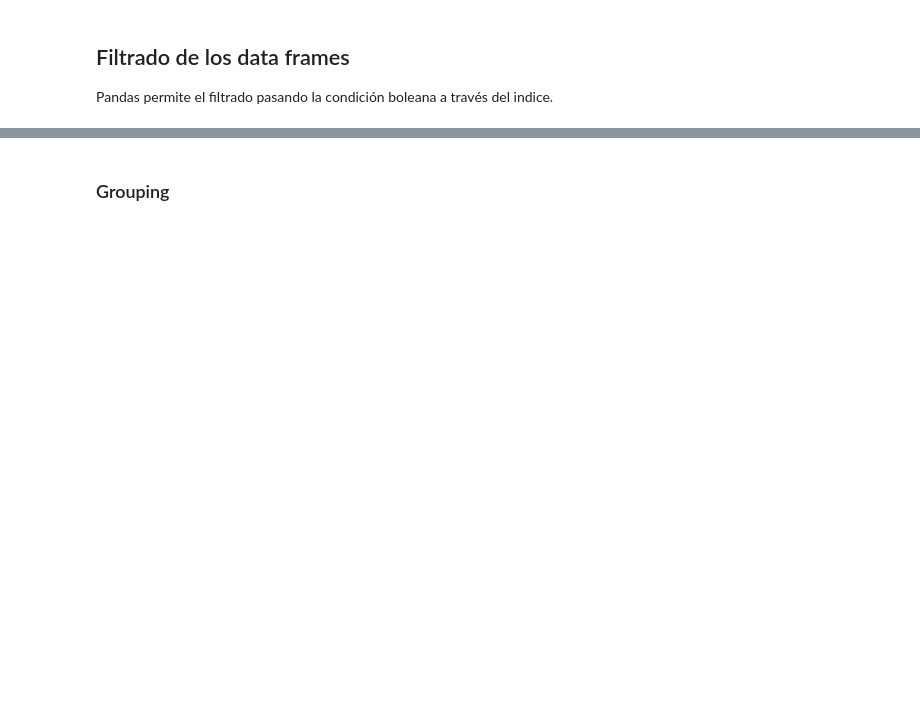
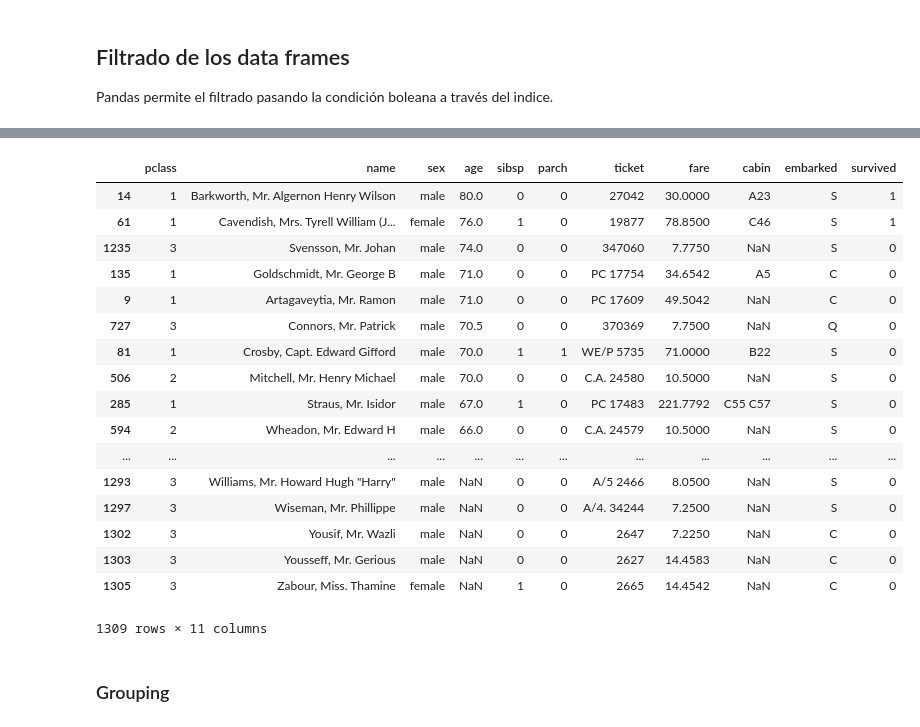
Before and after one commit to pabloformoso/MeetupCorunaAI, a Jupyter notebook: 0.Intro/03.Pandas.ipynb, the cells around one changed output, grey strips where cells are left out. Cells and saved outputs as stored; diff of their text form; code cells hidden in the pictures; blank space fills up the shorter version.

```diff
--- a/0.Intro/03.Pandas.ipynb
+++ b/0.Intro/03.Pandas.ipynb
@@ -49,5 +85,24 @@ df[df["sex"]=="female"].head()
 # %%
-df.sort_values("age", ascending=False).head()
+df.sort_values("age", ascending=False)
+# %% [output]
+|  | pclass | name | sex | age | sibsp | parch | ticket | fare | cabin | embarked | survived |
+| 14 | 1 | Barkworth, Mr. Algernon Henry Wilson | male | 80.0 | 0 | 0 | 27042 | 30.0000 | A23 | S | 1 |
+| 61 | 1 | Cavendish, Mrs. Tyrell William (J... | female | 76.0 | 1 | 0 | 19877 | 78.8500 | C46 | S | 1 |
+| 1235 | 3 | Svensson, Mr. Johan | male | 74.0 | 0 | 0 | 347060 | 7.7750 | NaN | S | 0 |
+| 135 | 1 | Goldschmidt, Mr. George B | male | 71.0 | 0 | 0 | PC 17754 | 34.6542 | A5 | C | 0 |
+| 9 | 1 | Artagaveytia, Mr. Ramon | male | 71.0 | 0 | 0 | PC 17609 | 49.5042 | NaN | C | 0 |
+| 727 | 3 | Connors, Mr. Patrick | male | 70.5 | 0 | 0 | 370369 | 7.7500 | NaN | Q | 0 |
+| 81 | 1 | Crosby, Capt. Edward Gifford | male | 70.0 | 1 | 1 | WE/P 5735 | 71.0000 | B22 | S | 0 |
+| 506 | 2 | Mitchell, Mr. Henry Michael | male | 70.0 | 0 | 0 | C.A. 24580 | 10.5000 | NaN | S | 0 |
+| 285 | 1 | Straus, Mr. Isidor | male | 67.0 | 1 | 0 | PC 17483 | 221.7792 | C55 C57 | S | 0 |
+| 594 | 2 | Wheadon, Mr. Edward H | male | 66.0 | 0 | 0 | C.A. 24579 | 10.5000 | NaN | S | 0 |
+| ... | ... | ... | ... | ... | ... | ... | ... | ... | ... | ... | ... |
+| 1293 | 3 | Williams, Mr. Howard Hugh "Harry" | male | NaN | 0 | 0 | A/5 2466 | 8.0500 | NaN | S | 0 |
+| 1297 | 3 | Wiseman, Mr. Phillippe | male | NaN | 0 | 0 | A/4. 34244 | 7.2500 | NaN | S | 0 |
+| 1302 | 3 | Yousif, Mr. Wazli | male | NaN | 0 | 0 | 2647 | 7.2250 | NaN | C | 0 |
+| 1303 | 3 | Yousseff, Mr. Gerious | male | NaN | 0 | 0 | 2627 | 14.4583 | NaN | C | 0 |
+| 1305 | 3 | Zabour, Miss. Thamine | female | NaN | 1 | 0 | 2665 | 14.4542 | NaN | C | 0 |
+1309 rows × 11 columns
 # %% [markdown]
 ### Grouping
 # %%
```
Also changed, not shown: parts of 19 cells of this notebook, 4 other files.
